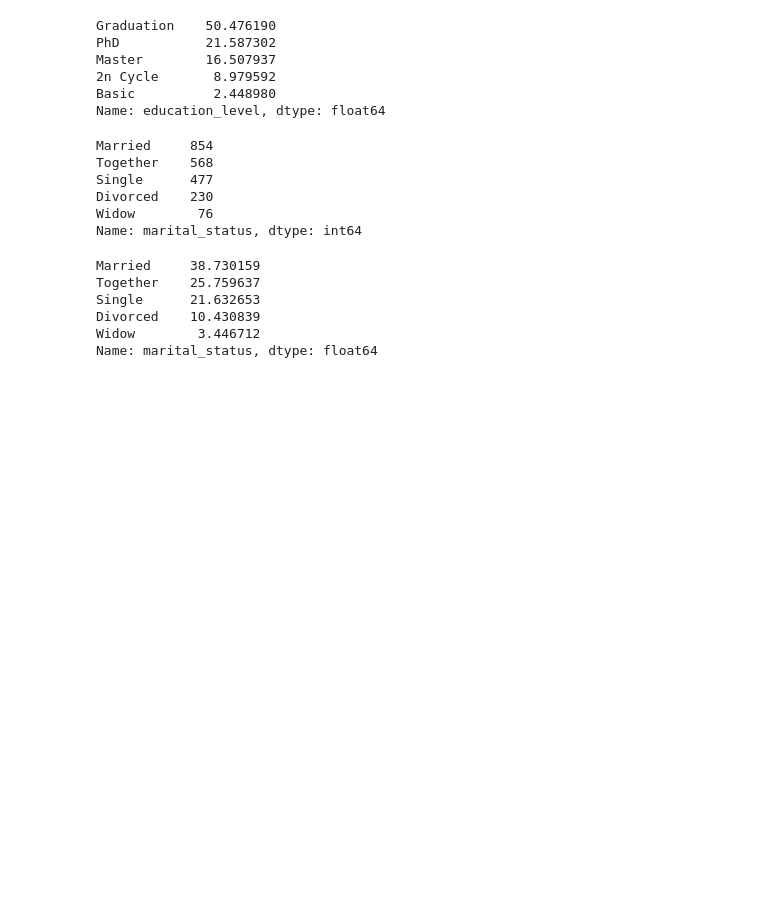
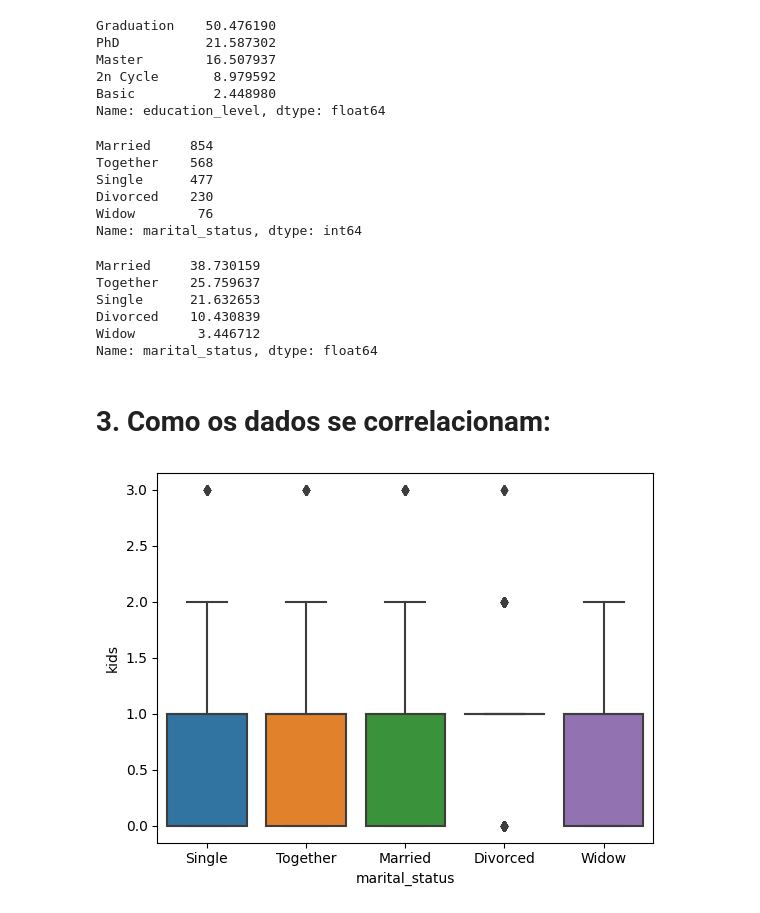
Before and after one commit to joseevandro/Estatistica, a Jupyter notebook: Evandro_Des_Ifood.ipynb, the cells around one changed output. Cells and saved outputs as stored; diff of their text form; code cells hidden in the pictures; blank space fills up the shorter version.

Commit message:
Alterações do layout e conclusão com a parte de correlação entre os dados

```diff
--- a/Evandro_Des_Ifood.ipynb
+++ b/Evandro_Des_Ifood.ipynb
@@ -288,3 +288,10 @@ Single      21.632653
 Divorced    10.430839
 Widow        3.446712
 Name: marital_status, dtype: float64
+# %% [markdown]
+# 3. Como os dados se correlacionam:
+# %%
+# Verificando a relação do estado civil com a quantidade de filhos:
+ax = sns.boxplot(x='marital_status', y='kids', data=df)
+# %% [output]
+[figure, added]
```
Also changed, not shown: parts of 11 cells of this notebook.
